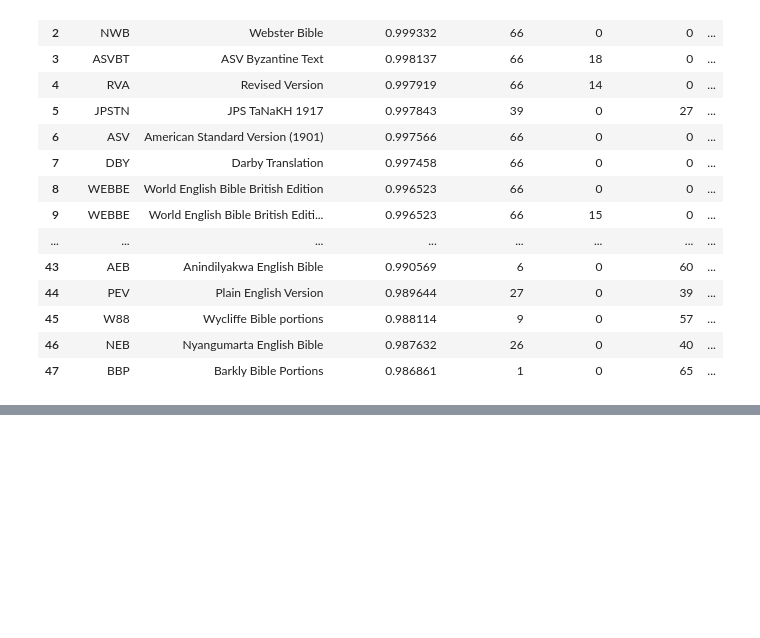
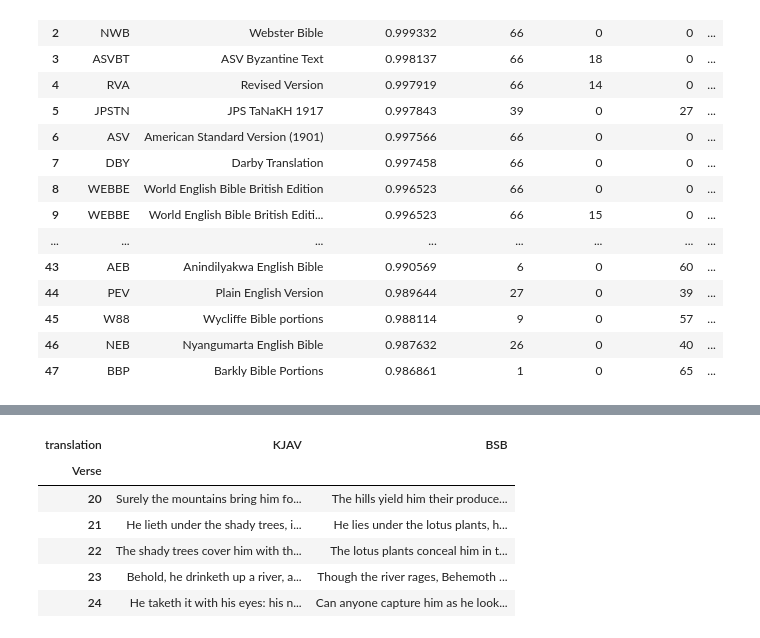
Before and after one commit to gorth314159/bible_translation_similarity, a Jupyter notebook: explore_bible_db.ipynb, the cells around one changed output, grey strips where cells are left out. Saved outputs shown, nothing was run; the diff lists cells and outputs as text; code cells hidden in the pictures; blank space fills up the shorter version.

```diff
--- a/explore_bible_db.ipynb
+++ b/explore_bible_db.ipynb
@@ -678,0 +805,31 @@ fig_bible.show()
+# %%
+# Side-by-side comparison: KJAV vs BSB for Job 30:20-24
+compare_query = """
+    SELECT
+        t.shortName AS translation,
+        cv.number AS verse,
+        cv.text
+    FROM ChapterVerse cv
+    JOIN Book b ON cv.bookId = b.id AND cv.translationId = b.translationId
+    JOIN Translation t ON cv.translationId = t.id
+    WHERE b.commonName = 'Job'
+      AND cv.chapterNumber = 40
+      AND cv.number BETWEEN 20 AND 24
+      AND t.shortName IN ('KJAV', 'BSB')
+    ORDER BY cv.number, t.shortName
+"""
+job_df = pd.read_sql_query(compare_query, conn)
+
+# Pivot to side-by-side
+job_compare = job_df.pivot(index="verse", columns="translation", values="text")[["KJAV", "BSB"]]
+job_compare.index.name = "Verse"
+pd.set_option('display.max_colwidth', None)
+job_compare
+# %% [output]
+| translation | KJAV | BSB |
+| Verse |  |  |
+| 20 | Surely the mountains bring him fo... | The hills yield him their produce... |
+| 21 | He lieth under the shady trees, i... | He lies under the lotus plants, h... |
+| 22 | The shady trees cover him with th... | The lotus plants conceal him in t... |
+| 23 | Behold, he drinketh up a river, a... | Though the river rages, Behemoth ... |
+| 24 | He taketh it with his eyes: his n... | Can anyone capture him as he look... |
```
Also changed, not shown: parts of 13 cells of this notebook, 2 other files.
